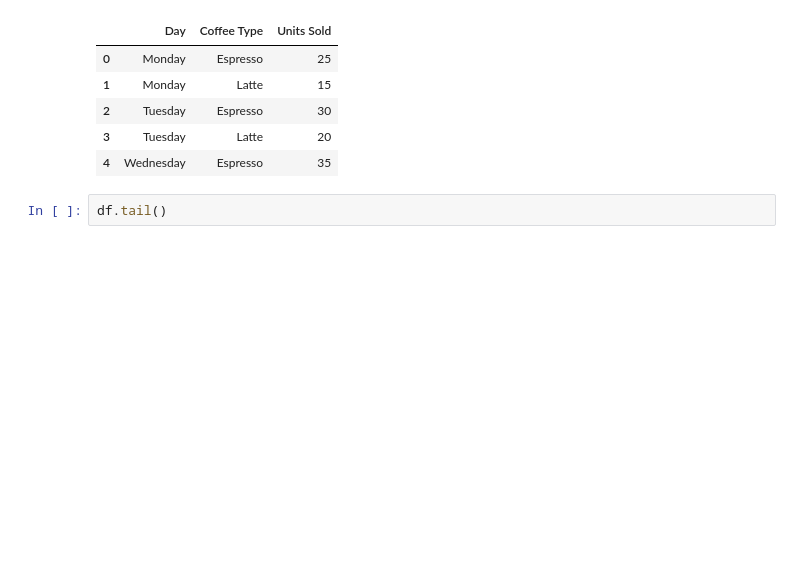
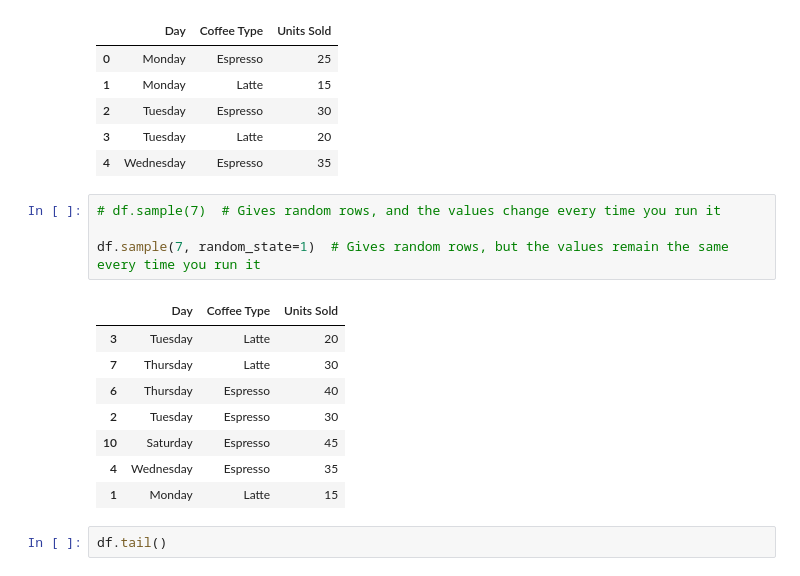
Before and after one commit to zunaisha011/Data-Science-Libraries, a Jupyter notebook: Pandas/csv file using pandas.ipynb, the cells around one changed output. Drawn from its saved outputs; the diff is of its cells as text; blank space fills up the shorter version.

```diff
--- a/Pandas/csv file using pandas.ipynb
+++ b/Pandas/csv file using pandas.ipynb
@@ -29,6 +29,19 @@ df.head()
 | 2 | Tuesday | Espresso | 30 |
 | 3 | Tuesday | Latte | 20 |
 | 4 | Wednesday | Espresso | 35 |
+# %%
+# df.sample(7)  # Gives random rows, and the values change every time you run it
+
+df.sample(7, random_state=1)  # Gives random rows, but the values remain the same every time you run it
+# %% [output]
+|  | Day | Coffee Type | Units Sold |
+| 3 | Tuesday | Latte | 20 |
+| 7 | Thursday | Latte | 30 |
+| 6 | Thursday | Espresso | 40 |
+| 2 | Tuesday | Espresso | 30 |
+| 10 | Saturday | Espresso | 45 |
+| 4 | Wednesday | Espresso | 35 |
+| 1 | Monday | Latte | 15 |
 # %%
 df.tail()
 # %% [output]
```
Also changed, not shown: parts of 27 cells of this notebook.
